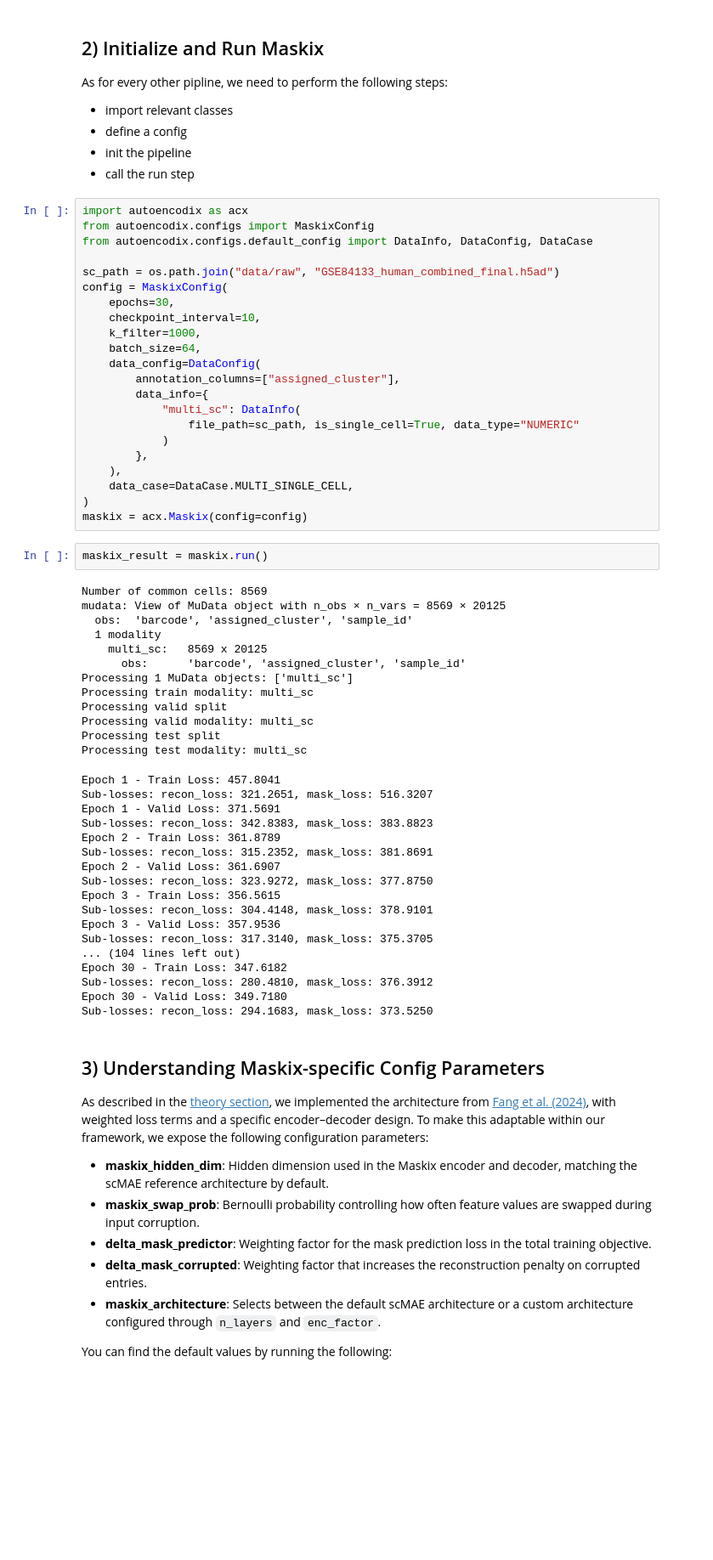
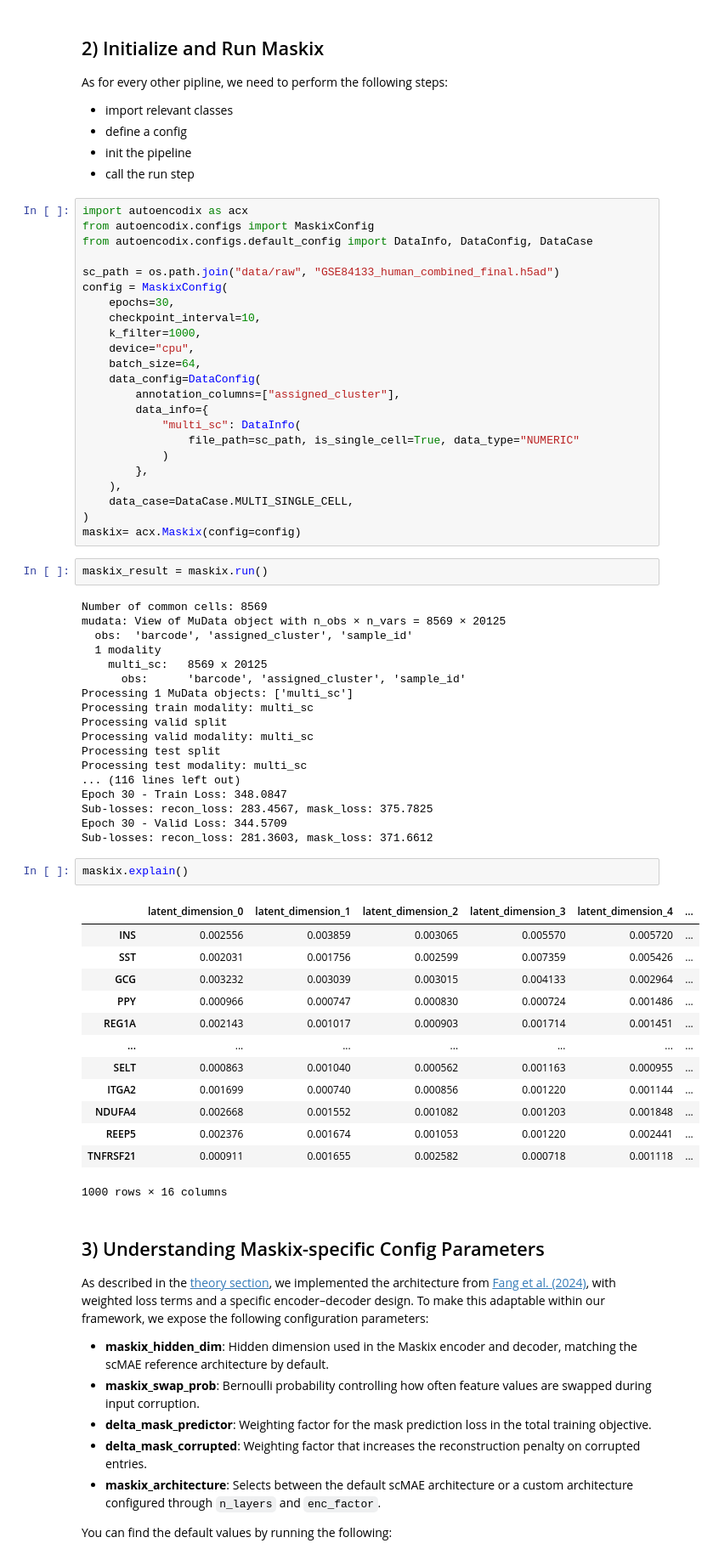
Before and after one commit to Kavlahkaff/autoencodix_package, a Jupyter notebook: Tutorials/PipelineTutorials/Maskix.ipynb, the cells around one changed output. Shown: that part at 85% size. Cells and saved outputs as stored; diff of their text form; blank space fills up the shorter version.

Commit message:
feat: integrated explain step

```diff
--- a/Tutorials/PipelineTutorials/Maskix.ipynb
+++ b/Tutorials/PipelineTutorials/Maskix.ipynb
@@ -72,6 +72,7 @@ config = MaskixConfig(
     epochs=30,
     checkpoint_interval=10,
     k_filter=1000,
+    device="cpu",
     batch_size=64,
     data_config=DataConfig(
         annotation_columns=["assigned_cluster"],
@@ -83,7 +84,7 @@ config = MaskixConfig(
     ),
     data_case=DataCase.MULTI_SINGLE_CELL,
 )
-maskix = acx.Maskix(config=config)
+maskix= acx.Maskix(config=config)
 # %%
 maskix_result = maskix.run()
 # %% [output]
@@ -99,23 +100,27 @@ Processing valid split
 Processing valid modality: multi_sc
 Processing test split
 Processing test modality: multi_sc
+... (116 lines left out)
+Epoch 30 - Train Loss: 348.0847
+Sub-losses: recon_loss: 283.4567, mask_loss: 375.7825
+Epoch 30 - Valid Loss: 344.5709
+Sub-losses: recon_loss: 281.3603, mask_loss: 371.6612
-Epoch 1 - Train Loss: 457.8041
-Sub-losses: recon_loss: 321.2651, mask_loss: 516.3207
-Epoch 1 - Valid Loss: 371.5691
-Sub-losses: recon_loss: 342.8383, mask_loss: 383.8823
-Epoch 2 - Train Loss: 361.8789
-Sub-losses: recon_loss: 315.2352, mask_loss: 381.8691
-Epoch 2 - Valid Loss: 361.6907
-Sub-losses: recon_loss: 323.9272, mask_loss: 377.8750
-Epoch 3 - Train Loss: 356.5615
-Sub-losses: recon_loss: 304.4148, mask_loss: 378.9101
-Epoch 3 - Valid Loss: 357.9536
-Sub-losses: recon_loss: 317.3140, mask_loss: 375.3705
-... (104 lines left out)
-Epoch 30 - Train Loss: 347.6182
-Sub-losses: recon_loss: 280.4810, mask_loss: 376.3912
-Epoch 30 - Valid Loss: 349.7180
-Sub-losses: recon_loss: 294.1683, mask_loss: 373.5250
+# %%
+maskix.explain()
+# %% [output]
+|  | latent_dimension_0 | latent_dimension_1 | latent_dimension_2 | latent_dimension_3 | latent_dimension_4 | ... |
+| INS | 0.002556 | 0.003859 | 0.003065 | 0.005570 | 0.005720 | ... |
+| SST | 0.002031 | 0.001756 | 0.002599 | 0.007359 | 0.005426 | ... |
+| GCG | 0.003232 | 0.003039 | 0.003015 | 0.004133 | 0.002964 | ... |
+| PPY | 0.000966 | 0.000747 | 0.000830 | 0.000724 | 0.001486 | ... |
+| REG1A | 0.002143 | 0.001017 | 0.000903 | 0.001714 | 0.001451 | ... |
+| ... | ... | ... | ... | ... | ... | ... |
+| SELT | 0.000863 | 0.001040 | 0.000562 | 0.001163 | 0.000955 | ... |
+| ITGA2 | 0.001699 | 0.000740 | 0.000856 | 0.001220 | 0.001144 | ... |
+| NDUFA4 | 0.002668 | 0.001552 | 0.001082 | 0.001203 | 0.001848 | ... |
+| REEP5 | 0.002376 | 0.001674 | 0.001053 | 0.001220 | 0.002441 | ... |
+| TNFRSF21 | 0.000911 | 0.001655 | 0.002582 | 0.000718 | 0.001118 | ... |
+1000 rows × 16 columns
 # %% [markdown]
 
 ## 3) Understanding Maskix-specific Config Parameters
```
Also changed, not shown: parts of 17 cells of this notebook, 21 other files.
